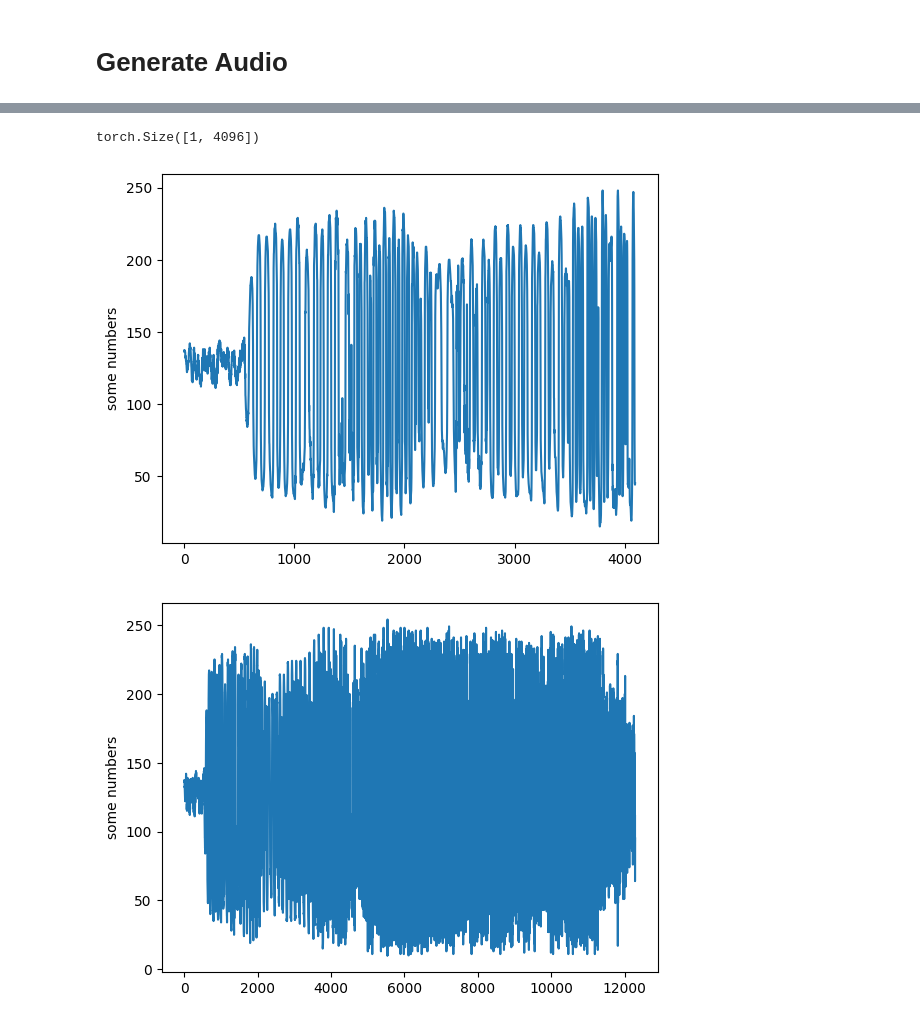
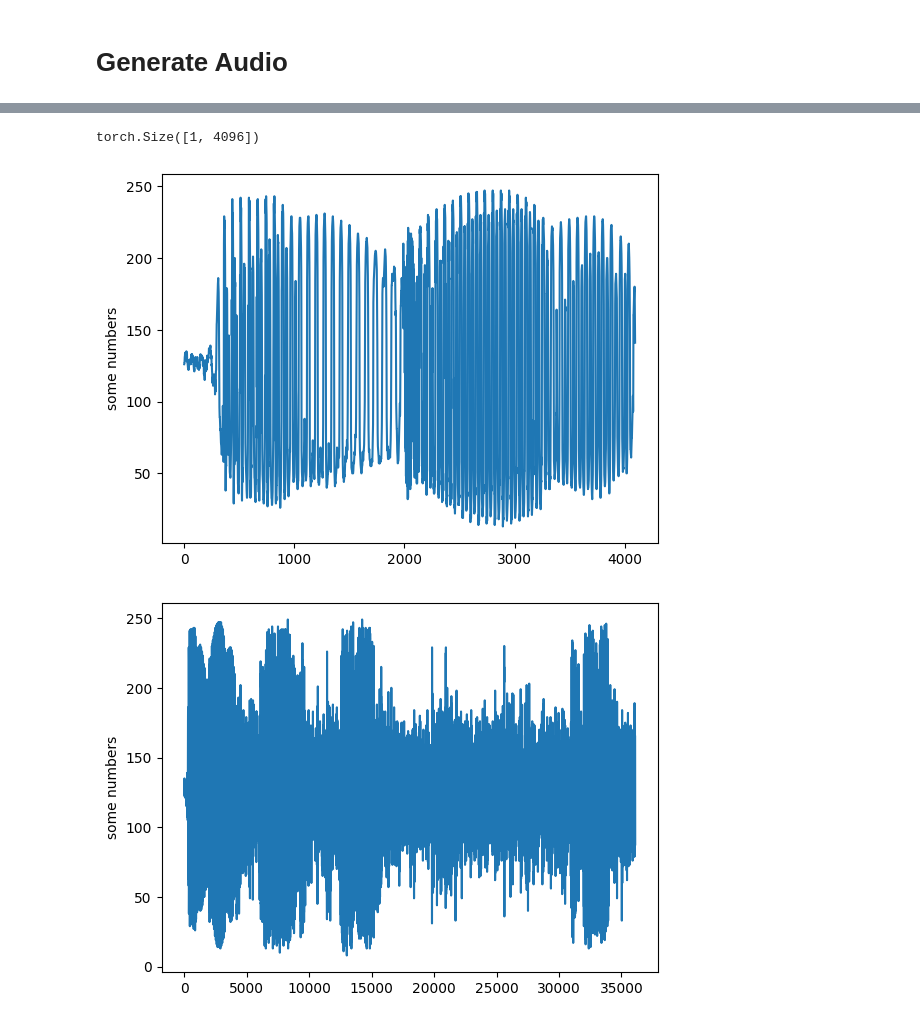
Before and after one commit to WouterBesse/Sonified-Latent-Data, a Jupyter notebook: WaveVaePlayground.ipynb, the cells around one changed output, grey strips where cells are left out. Drawn from its saved outputs; the diff is of its cells as text; code cells hidden in the pictures.

```diff
--- a/WaveVaePlayground.ipynb
+++ b/WaveVaePlayground.ipynb
@@ -223,17 +193,16 @@ WaveVAE.load_state_dict(torch.load('./exports_leaky/2023-05-171'))
 WaveNet Receptive Field:  4093
 <All keys matched successfully>
 # %%
-val_VAEDataset = WVDataset(audio_path = "../ConvDenoiser_Old/testdata",
+val_VAEDataset = WVDataset(audio_path = "./dataset/LJSpeech-1.1/wavs",
                        length = 4096,
                        skip_size = 1,
                        sample_rate = 16000,
-                       max_files = 1,
-                       win_length = 128,
-                          is_generating=True)
+                       max_files = 2,
+                       is_generating=True)
 
 val_VAEDataloader = DataLoader(val_VAEDataset,
                            batch_size = 1,
                            shuffle = False)
-with torch.no_grad():
-    generated_audio = WaveVAE.inference(val_VAEDataloader, size = 4096, device = device)
+# with torch.no_grad():
+    # generated_audio = WaveVAE.inference(val_VAEDataloader, size = 4096, device = device)
 # %% [output]
@@ -251,17 +221,17 @@ torch.Size([1, 12288])
 [interactive output not drawn]
 # %%
-onehot, mfcc, target, _ = next(iter(val_VAEDataloader))
+onehot, mfcc = next(iter(val_VAEDataloader))
 
 import matplotlib.pyplot as plt
 print(onehot[:, -4096:].size())
 plt.plot(torch.squeeze(onehot[:, -4096:]).numpy())
 plt.ylabel('some numbers')
 plt.show()
 
 plt.plot(torch.squeeze(generated_audio_proc.cpu()).numpy())
 plt.ylabel('some numbers')
 plt.show()
 # %% [output]
 torch.Size([1, 4096])
-[figure, old version]
+[figure, new version]
-[figure, old version]
+[figure, new version]
```
Also changed, not shown: parts of 4 cells of this notebook, 5 other files.
